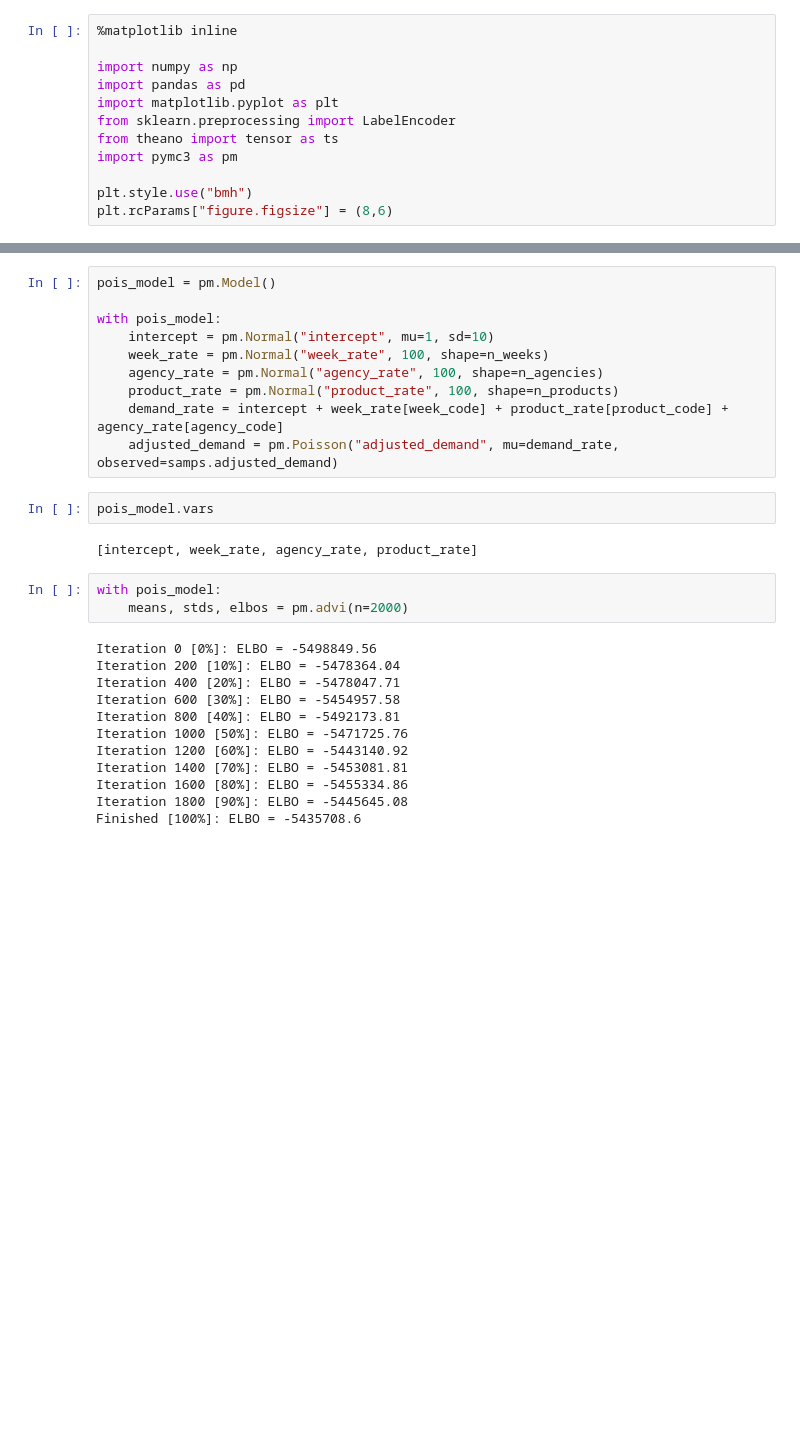
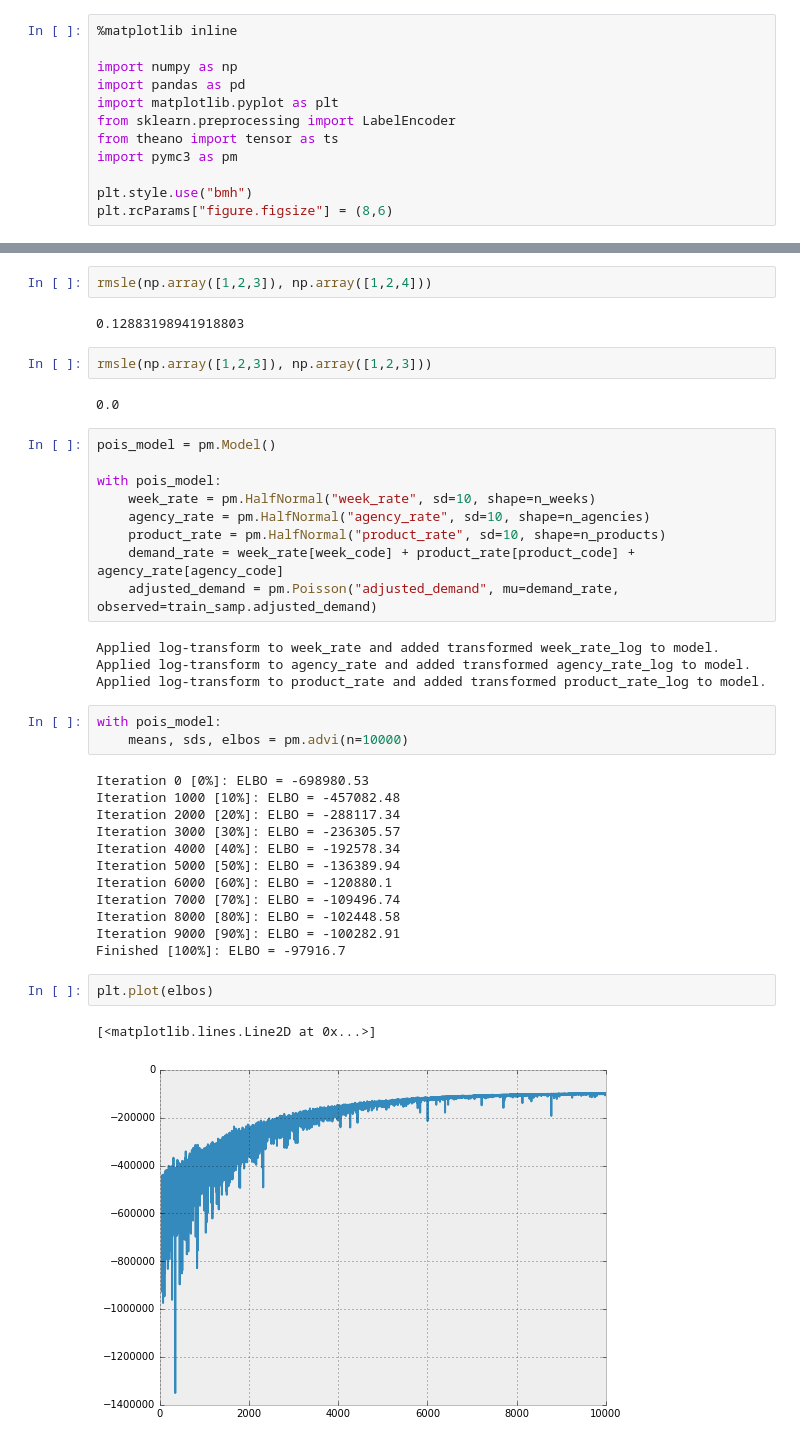
Before and after one commit to ririw/kaggle-bimbo-pymc3, a Jupyter notebook: Poisson model.ipynb, the cells around one changed output, grey strips where cells are left out. Cells and saved outputs as stored; diff of their text form; blank space fills up the shorter version.

```diff
--- a/Poisson model.ipynb
+++ b/Poisson model.ipynb
@@ -62,31 +77,43 @@ array([ 36, 329, 378, ..., 129, 317, 317])
+# %%
+rmsle(np.array([1,2,3]), np.array([1,2,4]))
+# %% [output]
+0.12883198941918803
+# %%
+rmsle(np.array([1,2,3]), np.array([1,2,3]))
+# %% [output]
+0.0
 # %%
 pois_model = pm.Model()
 
 with pois_model:
-    intercept = pm.Normal("intercept", mu=1, sd=10)
-    week_rate = pm.Normal("week_rate", 100, shape=n_weeks)
-    agency_rate = pm.Normal("agency_rate", 100, shape=n_agencies)
-    product_rate = pm.Normal("product_rate", 100, shape=n_products)
-    demand_rate = intercept + week_rate[week_code] + product_rate[product_code] + agency_rate[agency_code]
-    adjusted_demand = pm.Poisson("adjusted_demand", mu=demand_rate, observed=samps.adjusted_demand)
+    week_rate = pm.HalfNormal("week_rate", sd=10, shape=n_weeks)
+    agency_rate = pm.HalfNormal("agency_rate", sd=10, shape=n_agencies)
+    product_rate = pm.HalfNormal("product_rate", sd=10, shape=n_products)
+    demand_rate = week_rate[week_code] + product_rate[product_code] + agency_rate[agency_code]
+    adjusted_demand = pm.Poisson("adjusted_demand", mu=demand_rate, observed=train_samp.adjusted_demand)
+# %% [output]
+Applied log-transform to week_rate and added transformed week_rate_log to model.
+Applied log-transform to agency_rate and added transformed agency_rate_log to model.
+Applied log-transform to product_rate and added transformed product_rate_log to model.
-# %%
-pois_model.vars
-# %% [output]
-[intercept, week_rate, agency_rate, product_rate]
 # %%
 with pois_model:
-    means, stds, elbos = pm.advi(n=2000)
+    means, sds, elbos = pm.advi(n=10000)
 # %% [output]
-Iteration 0 [0%]: ELBO = -5498849.56
-Iteration 200 [10%]: ELBO = -5478364.04
-Iteration 400 [20%]: ELBO = -5478047.71
-Iteration 600 [30%]: ELBO = -5454957.58
-Iteration 800 [40%]: ELBO = -5492173.81
-Iteration 1000 [50%]: ELBO = -5471725.76
-Iteration 1200 [60%]: ELBO = -5443140.92
-Iteration 1400 [70%]: ELBO = -5453081.81
-Iteration 1600 [80%]: ELBO = -5455334.86
-Iteration 1800 [90%]: ELBO = -5445645.08
-Finished [100%]: ELBO = -5435708.6
+Iteration 0 [0%]: ELBO = -698980.53
+Iteration 1000 [10%]: ELBO = -457082.48
+Iteration 2000 [20%]: ELBO = -288117.34
+Iteration 3000 [30%]: ELBO = -236305.57
+Iteration 4000 [40%]: ELBO = -192578.34
+Iteration 5000 [50%]: ELBO = -136389.94
+Iteration 6000 [60%]: ELBO = -120880.1
+Iteration 7000 [70%]: ELBO = -109496.74
+Iteration 8000 [80%]: ELBO = -102448.58
+Iteration 9000 [90%]: ELBO = -100282.91
+Finished [100%]: ELBO = -97916.7
+# %%
+plt.plot(elbos)
+# %% [output]
+[<matplotlib.lines.Line2D at 0x...>]
+[figure, added]
 # %%
 with pois_model:
```
Also changed, not shown: parts of 26 cells of this notebook.
